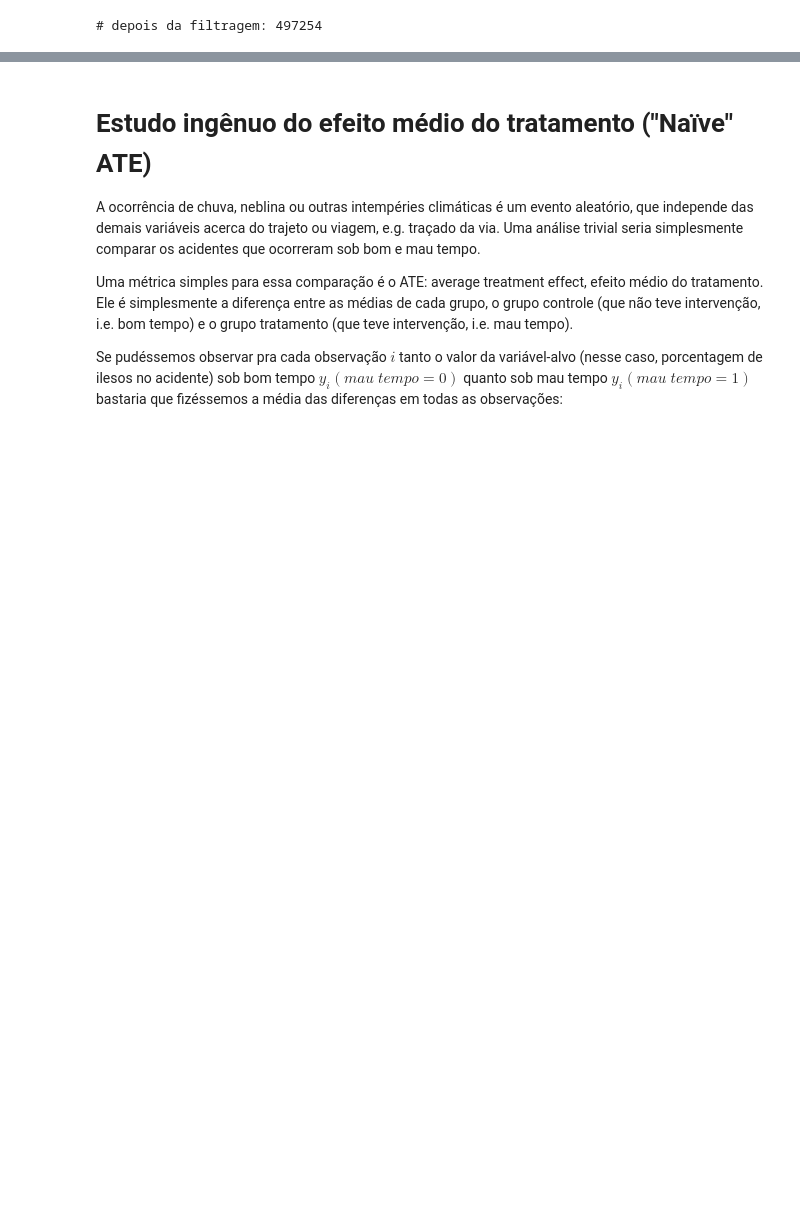
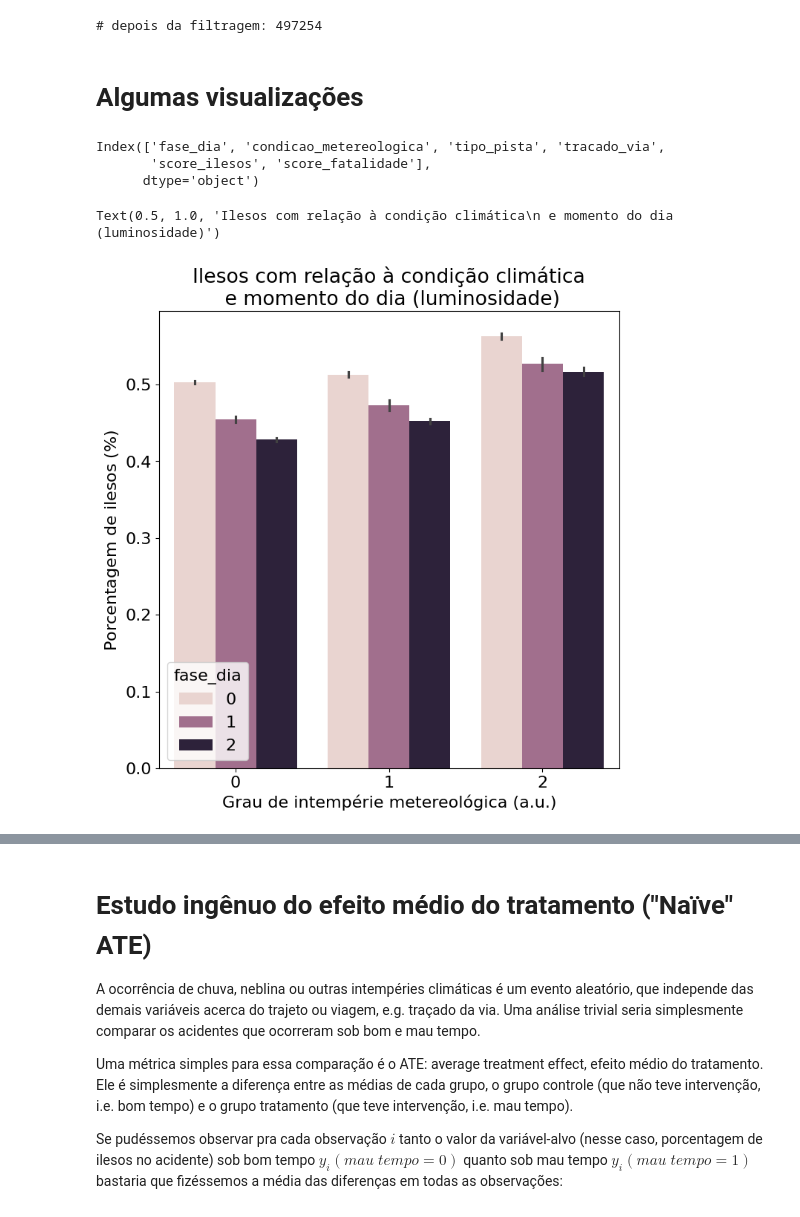
Before and after one commit to lfernandof/causal_inference, a Jupyter notebook: slippery_grounds.ipynb, the cells around one changed output, grey strips where cells are left out. Saved outputs shown, nothing was run; the diff lists cells and outputs as text; code cells hidden in the pictures; blank space fills up the shorter version.

```diff
--- a/slippery_grounds.ipynb
+++ b/slippery_grounds.ipynb
@@ -200,3 +189,20 @@ acidentes_df.replace(to_replace={'uso_solo':uso_solo_dict},inplace=True)
 acidentes_df.replace(to_replace={'tracado_via':tracados_dict},inplace=True)
 acidentes_df.replace(to_replace={'fase_dia':fase_dia_dict},inplace=True)
 acidentes_df.replace(to_replace={'tipo_pista':tipo_pista_dict},inplace=True)
+# %% [markdown]
+# Algumas visualizações
+# %%
+acidentes_df.columns
+# %% [output]
+Index(['fase_dia', 'condicao_metereologica', 'tipo_pista', 'tracado_via',
+       'score_ilesos', 'score_fatalidade'],
+      dtype='object')
+# %%
+plt.figure(figsize=(8,8))
+sns.barplot(data = acidentes_df, x = 'condicao_metereologica', y = 'score_ilesos',hue='fase_dia')
+plt.xlabel('Grau de intempérie metereológica (a.u.)')
+plt.ylabel(r'Porcentagem de ilesos ($\%$)')
+plt.title('Ilesos com relação à condição climática\n e momento do dia (luminosidade)')
+# %% [output]
+Text(0.5, 1.0, 'Ilesos com relação à condição climática\n e momento do dia (luminosidade)')
+[figure, added]
```
Also changed, not shown: parts of 12 cells of this notebook.
